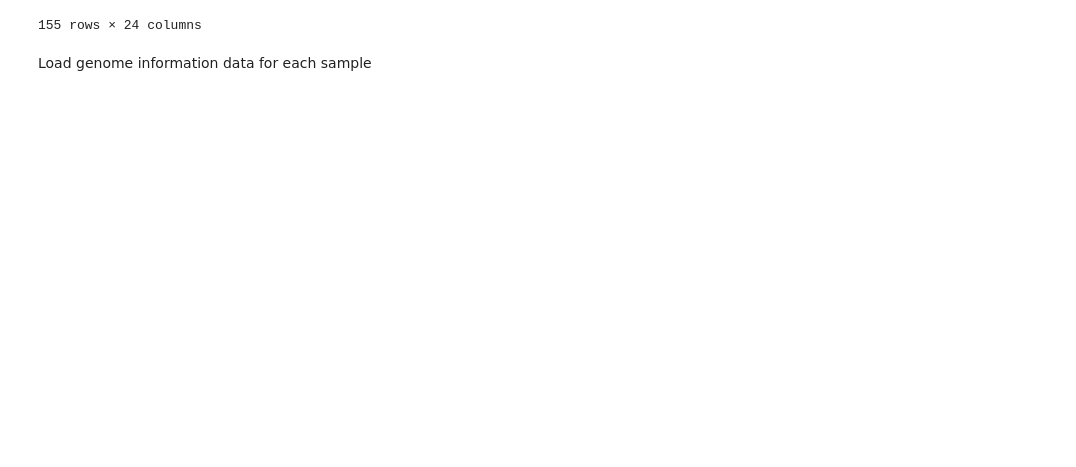
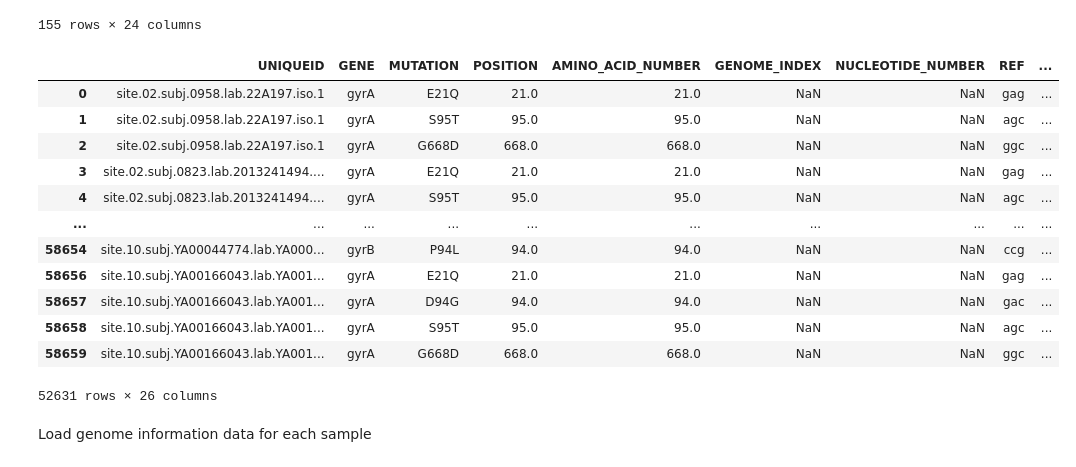
Before and after one commit to viktoria023/predict_FQ_resistance, a Jupyter notebook: prototype.ipynb, the cells around one changed output. Cells and saved outputs as stored; diff of their text form; code cells hidden in the pictures; blank space fills up the shorter version.

Commit message:
read in mutation data from data tables

```diff
--- a/prototype.ipynb
+++ b/prototype.ipynb
@@ -91,6 +93,43 @@ MUTATIONS
 | site.10.subj.YA00025292.lab.YA000... | katG | S315G | 315.0 | 315.0 | NaN | NaN | agc | ggc | ... |
 | site.10.subj.YA00038932.lab.YA000... | katG | S315T | 315.0 | 315.0 | NaN | NaN | agc | aca | ... |
 155 rows × 24 columns
+# %%
+#read in mutations (pre-filtered for gyrA/B mutations due to size of mutations data file)
+MUTATIONS = pd.read_csv('data/MUTATIONS-gyrA_B.csv.gz', compression='gzip', header = None)
+
+#restore header through shortened mutations file
+HEADER = pd.read_pickle('data/MUTATIONS_SAMPLE.pkl.gz', compression='gzip')
+
+HEADER.reset_index(inplace = True)
+HEADER = HEADER.columns.to_list()
+MUTATIONS.columns = HEADER
+
+#remove non-synonymous, promoter and mutations with inconclusive sequencing, as well as indels
+MUTATIONS = MUTATIONS[(~MUTATIONS.IS_SYNONYMOUS) & (~MUTATIONS.IN_PROMOTER) & (MUTATIONS.IS_SNP) & (~MUTATIONS.IS_NULL) & (MUTATIONS.IS_FILTER_PASS)]
+MUTATIONS['GENE_MUTATION'] = MUTATIONS['GENE'] + '_' + MUTATIONS['MUTATION']
+
+#label lineage mutations
+#ref for lineage mutations: Miotto ERJ 2017
+LINEAGE_MUTATIONS=['gyrAS95T','gyrAE21Q','gyrAT80A','gyrAA90G','gyrAG247S','gyrAA384V',
+             'gyrAG668D','gyrAL712V', 'gyrAS250A','gyrAR252L','gyrAL398F','gyrAA463S','gyrAD639A','gyrAV742L',
+              'gyrBV301L','gyrBM291I','gyrBA403S']
+
+
+MUTATIONS
+# %% [output]
+|  | UNIQUEID | GENE | MUTATION | POSITION | AMINO_ACID_NUMBER | GENOME_INDEX | NUCLEOTIDE_NUMBER | REF | ... |
+| 0 | site.02.subj.0958.lab.22A197.iso.1 | gyrA | E21Q | 21.0 | 21.0 | NaN | NaN | gag | ... |
+| 1 | site.02.subj.0958.lab.22A197.iso.1 | gyrA | S95T | 95.0 | 95.0 | NaN | NaN | agc | ... |
+| 2 | site.02.subj.0958.lab.22A197.iso.1 | gyrA | G668D | 668.0 | 668.0 | NaN | NaN | ggc | ... |
+| 3 | site.02.subj.0823.lab.2013241494.... | gyrA | E21Q | 21.0 | 21.0 | NaN | NaN | gag | ... |
+| 4 | site.02.subj.0823.lab.2013241494.... | gyrA | S95T | 95.0 | 95.0 | NaN | NaN | agc | ... |
+| ... | ... | ... | ... | ... | ... | ... | ... | ... | ... |
+| 58654 | site.10.subj.YA00044774.lab.YA000... | gyrB | P94L | 94.0 | 94.0 | NaN | NaN | ccg | ... |
+| 58656 | site.10.subj.YA00166043.lab.YA001... | gyrA | E21Q | 21.0 | 21.0 | NaN | NaN | gag | ... |
+| 58657 | site.10.subj.YA00166043.lab.YA001... | gyrA | D94G | 94.0 | 94.0 | NaN | NaN | gac | ... |
+| 58658 | site.10.subj.YA00166043.lab.YA001... | gyrA | S95T | 95.0 | 95.0 | NaN | NaN | agc | ... |
+| 58659 | site.10.subj.YA00166043.lab.YA001... | gyrA | G668D | 668.0 | 668.0 | NaN | NaN | ggc | ... |
+52631 rows × 26 columns
 # %% [markdown]
 Load genome information data for each sample
 # %%
```
Also changed, not shown: parts of 3 cells of this notebook.
